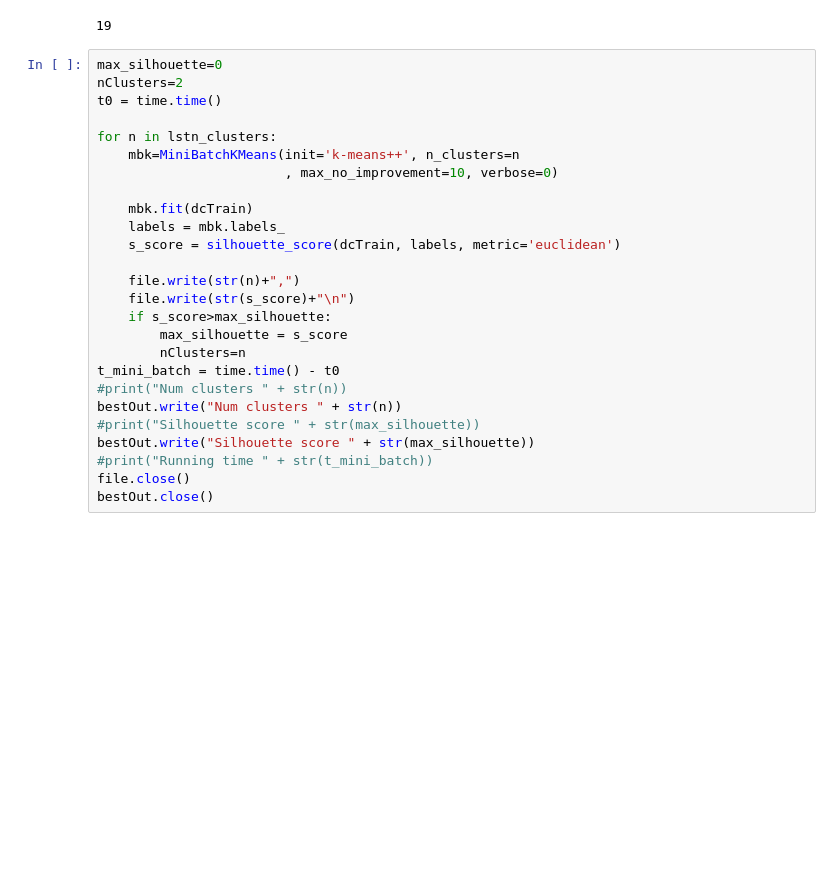
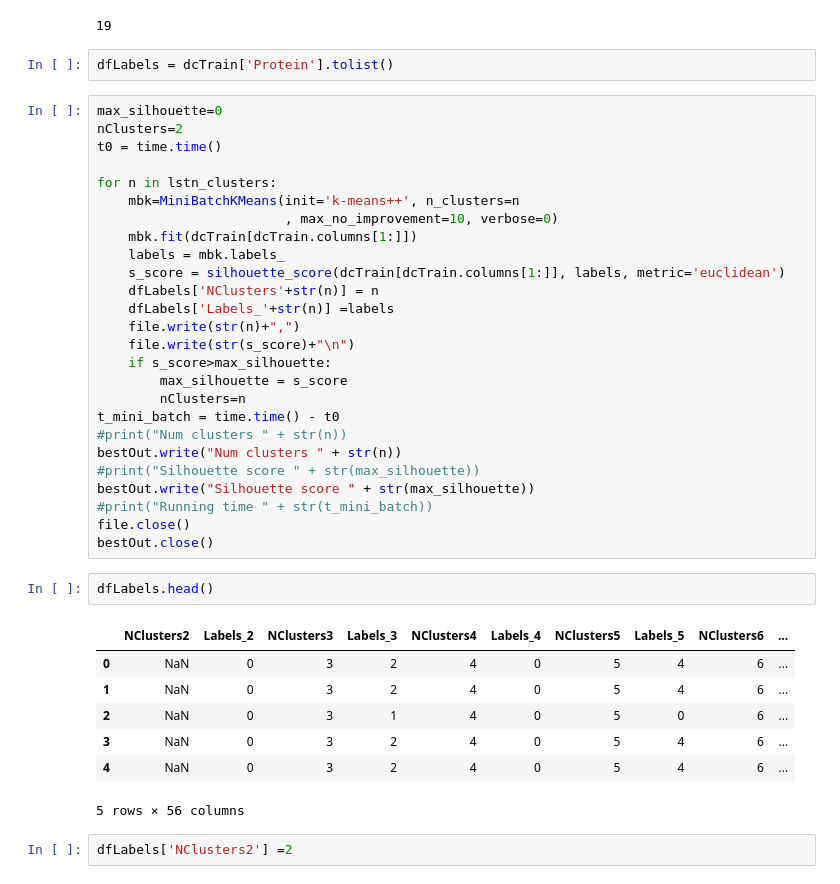
Before and after one commit to josechudev/GeneExpressionBiClustering, a Jupyter notebook: Notebooks/DC Clustering.ipynb, the cells around one changed output. Drawn from its saved outputs; the diff is of its cells as text; blank space fills up the shorter version.

```diff
--- a/Notebooks/DC Clustering.ipynb
+++ b/Notebooks/DC Clustering.ipynb
@@ -83,6 +81,8 @@ bestOut = open('../ClusteringOutputs/DC_Clustering/dcBestMiniBatch.txt','w')
 file.write("n_clusters,s_score\n")
 # %% [output]
 19
+# %%
+dfLabels = dcTrain['Protein'].tolist()
 # %%
 max_silhouette=0
 nClusters=2
@@ -91,11 +91,11 @@ t0 = time.time()
 for n in lstn_clusters:
     mbk=MiniBatchKMeans(init='k-means++', n_clusters=n
                         , max_no_improvement=10, verbose=0)
-
-    mbk.fit(dcTrain)
+    mbk.fit(dcTrain[dcTrain.columns[1:]])
     labels = mbk.labels_
-    s_score = silhouette_score(dcTrain, labels, metric='euclidean')
-
+    s_score = silhouette_score(dcTrain[dcTrain.columns[1:]], labels, metric='euclidean')
+    dfLabels['NClusters'+str(n)] = n
+    dfLabels['Labels_'+str(n)] =labels
     file.write(str(n)+",")
     file.write(str(s_score)+"\n")
     if s_score>max_silhouette:
@@ -109,3 +109,15 @@ bestOut.write("Silhouette score " + str(max_silhouette))
 #print("Running time " + str(t_mini_batch))
 file.close()
 bestOut.close()
+# %%
+dfLabels.head()
+# %% [output]
+|  | NClusters2 | Labels_2 | NClusters3 | Labels_3 | NClusters4 | Labels_4 | NClusters5 | Labels_5 | NClusters6 | ... |
+| 0 | NaN | 0 | 3 | 2 | 4 | 0 | 5 | 4 | 6 | ... |
+| 1 | NaN | 0 | 3 | 2 | 4 | 0 | 5 | 4 | 6 | ... |
+| 2 | NaN | 0 | 3 | 1 | 4 | 0 | 5 | 0 | 6 | ... |
+| 3 | NaN | 0 | 3 | 2 | 4 | 0 | 5 | 4 | 6 | ... |
+| 4 | NaN | 0 | 3 | 2 | 4 | 0 | 5 | 4 | 6 | ... |
+5 rows × 56 columns
+# %%
+dfLabels['NClusters2'] =2
```
Also changed, not shown: parts of 9 cells of this notebook, 4 other files.
